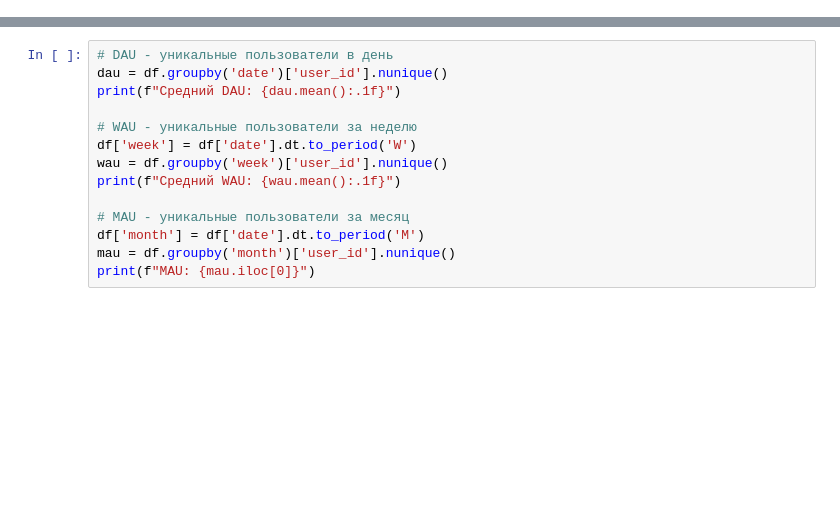
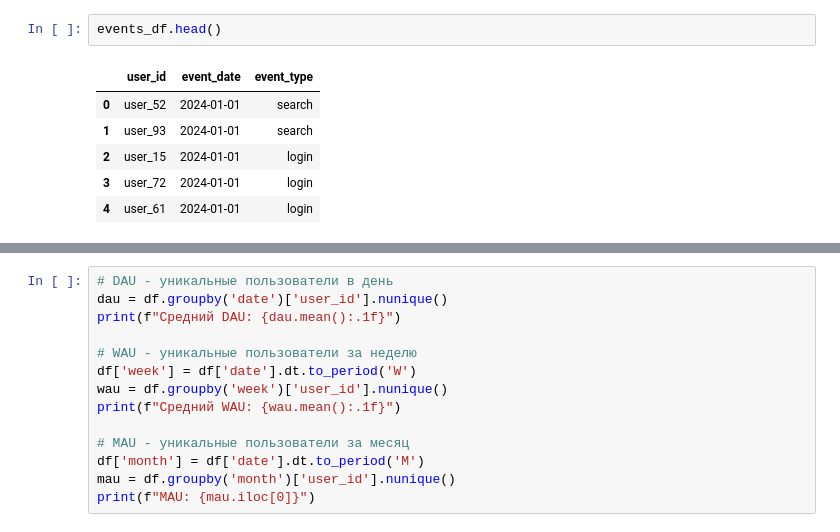
Before and after one commit to RajahRUS/Exercise, a Jupyter notebook: Tests.ipynb, the cells around one changed output, grey strips where cells are left out. Drawn from its saved outputs; the diff is of its cells as text; blank space fills up the shorter version.

```diff
--- a/Tests.ipynb
+++ b/Tests.ipynb
@@ -0,0 +27,9 @@
+# %%
+events_df.head()
+# %% [output]
+|  | user_id | event_date | event_type |
+| 0 | user_52 | 2024-01-01 | search |
+| 1 | user_93 | 2024-01-01 | search |
+| 2 | user_15 | 2024-01-01 | login |
+| 3 | user_72 | 2024-01-01 | login |
+| 4 | user_61 | 2024-01-01 | login |
```
Also changed, not shown: parts of 19 cells of this notebook, 14 other files.
